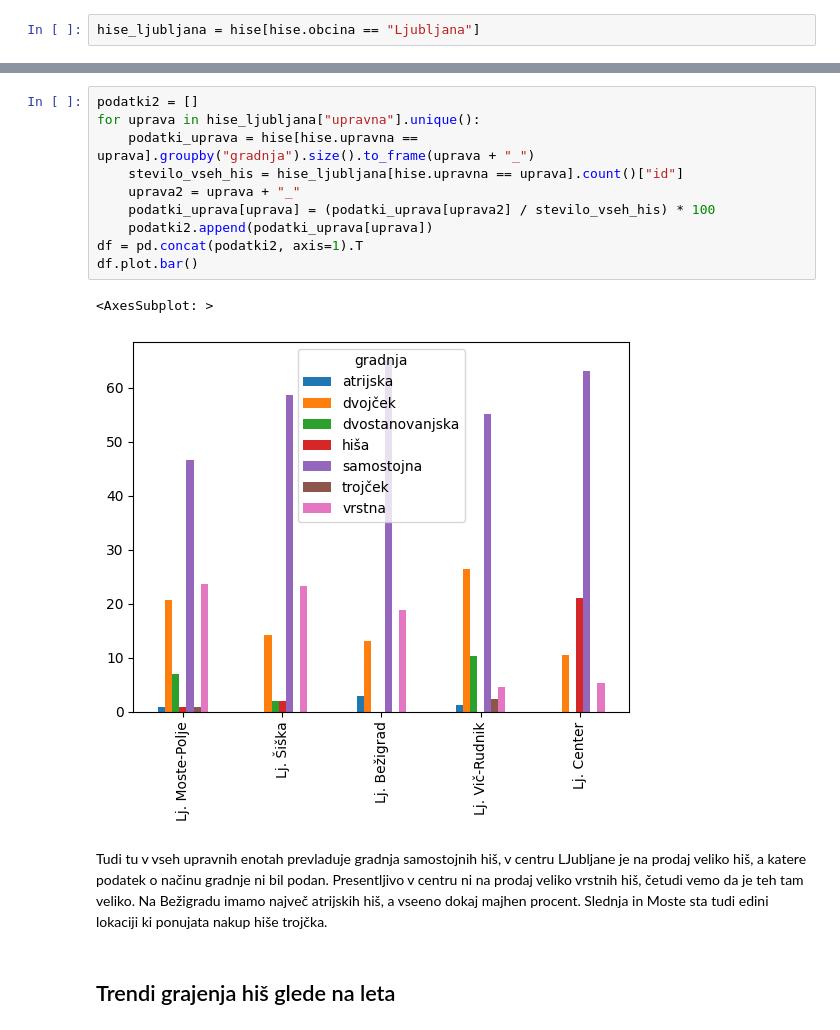
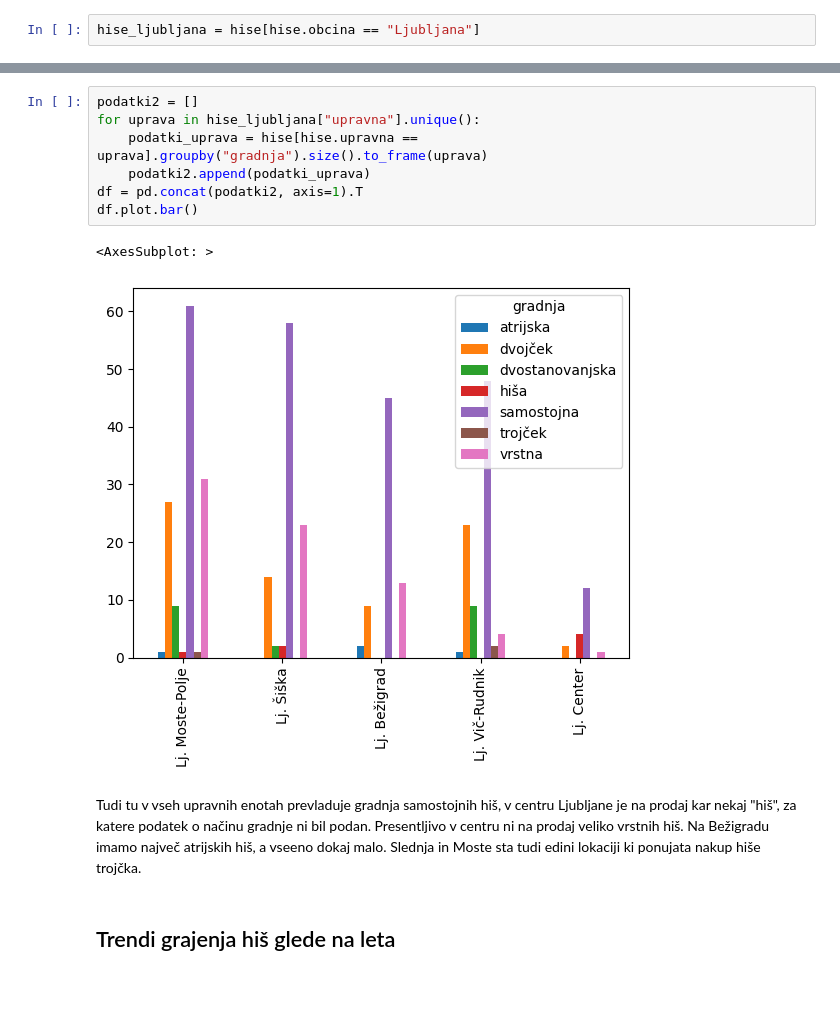
Before and after one commit to lanaramsak/Projektna-naloga-iz-analize-podatkov, a Jupyter notebook: analiza.ipynb, the cells around one changed output, grey strips where cells are left out. Drawn from its saved outputs; the diff is of its cells as text; blank space fills up the shorter version.

```diff
--- a/analiza.ipynb
+++ b/analiza.ipynb
@@ -158,18 +212,15 @@ hise_ljubljana.groupby("upravna")["cena_m2"].mean().plot.bar()
 # %%
 podatki2 = []
 for uprava in hise_ljubljana["upravna"].unique():
-    podatki_uprava = hise[hise.upravna == uprava].groupby("gradnja").size().to_frame(uprava + "_")
-    stevilo_vseh_his = hise_ljubljana[hise.upravna == uprava].count()["id"]
-    uprava2 = uprava + "_"
-    podatki_uprava[uprava] = (podatki_uprava[uprava2] / stevilo_vseh_his) * 100
-    podatki2.append(podatki_uprava[uprava])
+    podatki_uprava = hise[hise.upravna == uprava].groupby("gradnja").size().to_frame(uprava)
+    podatki2.append(podatki_uprava)
 df = pd.concat(podatki2, axis=1).T
 df.plot.bar()
 # %% [output]
 <AxesSubplot: >
-[figure, old version]
+[figure, new version]
 # %% [markdown]
-Tudi tu v vseh upravnih enotah prevladuje gradnja samostojnih hiš, v centru LJubljane je na prodaj veliko hiš, a katere podatek o načinu gradnje ni bil podan. Presentljivo v centru ni na prodaj veliko vrstnih hiš, četudi vemo da je teh tam veliko. Na Bežigradu imamo največ atrijskih hiš, a vseeno dokaj majhen procent. Slednja in Moste sta tudi edini lokaciji ki ponujata nakup hiše trojčka.
+Tudi tu v vseh upravnih enotah prevladuje gradnja samostojnih hiš, v centru Ljubljane je na prodaj kar nekaj "hiš", za katere podatek o načinu gradnje ni bil podan. Presentljivo v centru ni na prodaj veliko vrstnih hiš. Na Bežigradu imamo največ atrijskih hiš, a vseeno dokaj malo. Slednja in Moste sta tudi edini lokaciji ki ponujata nakup hiše trojčka.
 # %% [markdown]
 ## Trendi grajenja hiš glede na leta
 # %%
```
Also changed, not shown: parts of 24 cells of this notebook.
